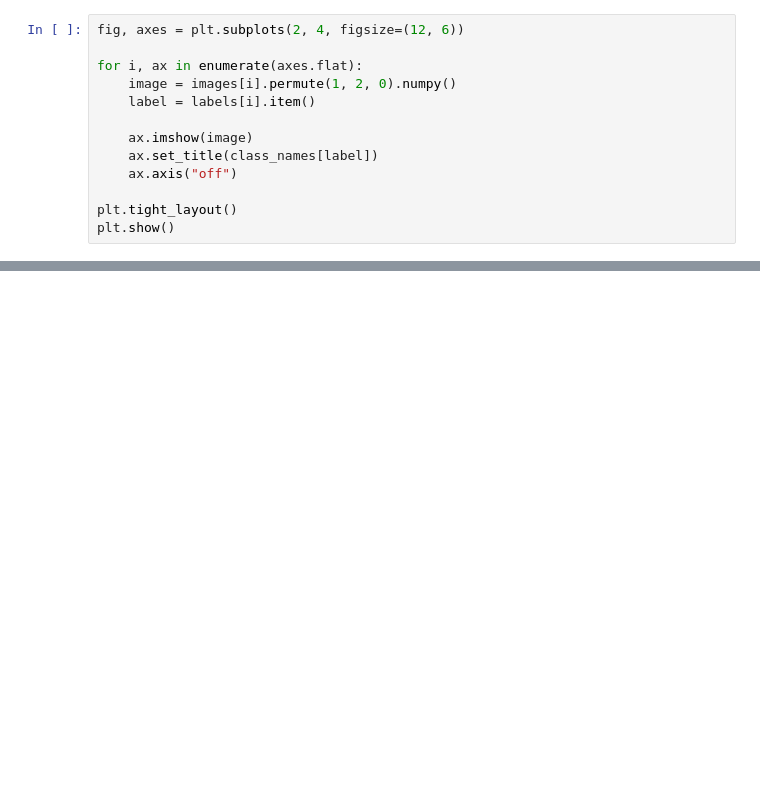
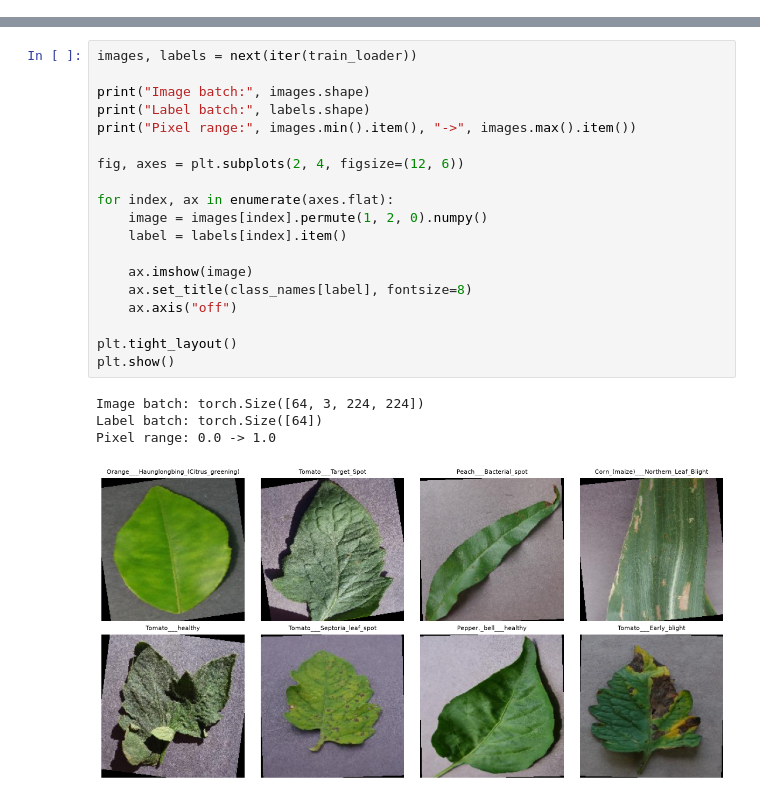
Before and after one commit to hoang3003/plant-disease-classification, a Jupyter notebook: notebooks/03_simple_cnn.ipynb, the cells around one changed output, grey strips where cells are left out. Cells and saved outputs as stored; diff of their text form; blank space fills up the shorter version.

```diff
--- a/notebooks/03_simple_cnn.ipynb
+++ b/notebooks/03_simple_cnn.ipynb
@@ -166,13 +0,0 @@ First labels: tensor([10,  4,  9,  1, 15, 24, 15, 36, 21,  8])
-# %%
-fig, axes = plt.subplots(2, 4, figsize=(12, 6))
-
-for i, ax in enumerate(axes.flat):
-    image = images[i].permute(1, 2, 0).numpy()
-    label = labels[i].item()
-
-    ax.imshow(image)
-    ax.set_title(class_names[label])
-    ax.axis("off")
-
-plt.tight_layout()
-plt.show()
@@ -656,0 +254,24 @@ Top 5 predictions:
+# %%
+images, labels = next(iter(train_loader))
+
+print("Image batch:", images.shape)
+print("Label batch:", labels.shape)
+print("Pixel range:", images.min().item(), "->", images.max().item())
+
+fig, axes = plt.subplots(2, 4, figsize=(12, 6))
+
+for index, ax in enumerate(axes.flat):
+    image = images[index].permute(1, 2, 0).numpy()
+    label = labels[index].item()
+
+    ax.imshow(image)
+    ax.set_title(class_names[label], fontsize=8)
+    ax.axis("off")
+
+plt.tight_layout()
+plt.show()
+# %% [output]
+Image batch: torch.Size([64, 3, 224, 224])
+Label batch: torch.Size([64])
+Pixel range: 0.0 -> 1.0
+[figure, added]
```
Also changed, not shown: parts of 40 cells of this notebook.
